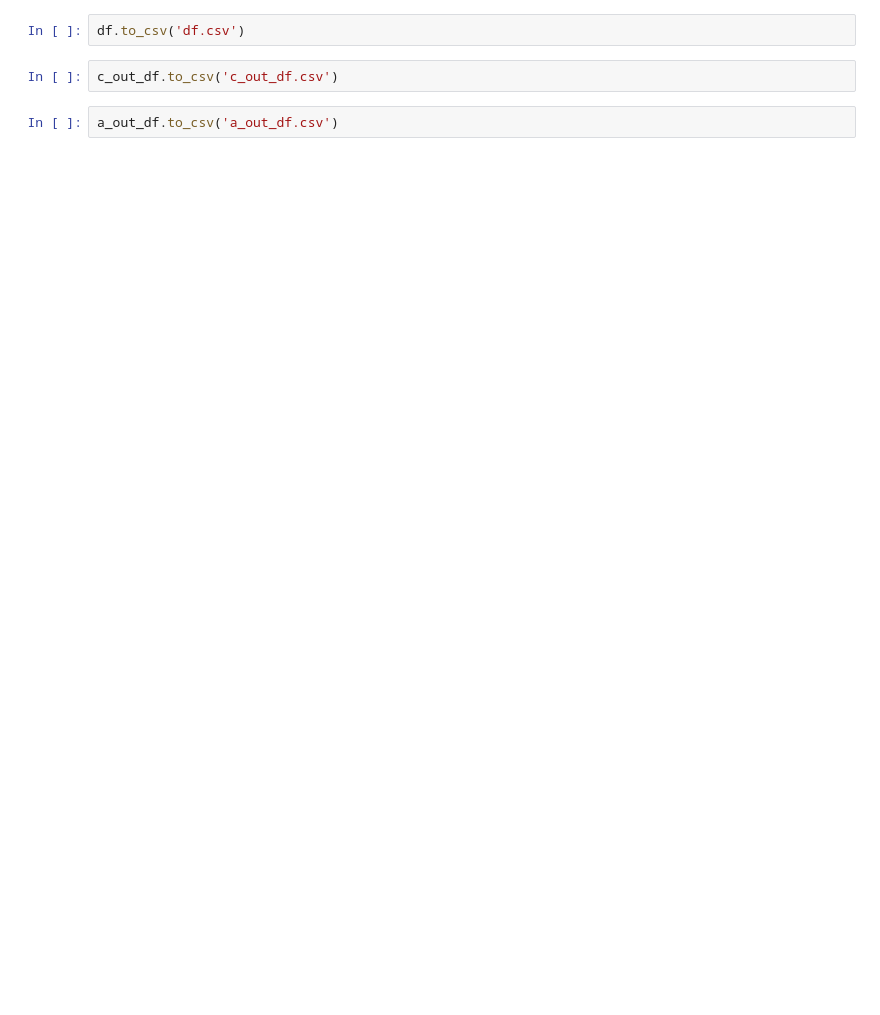
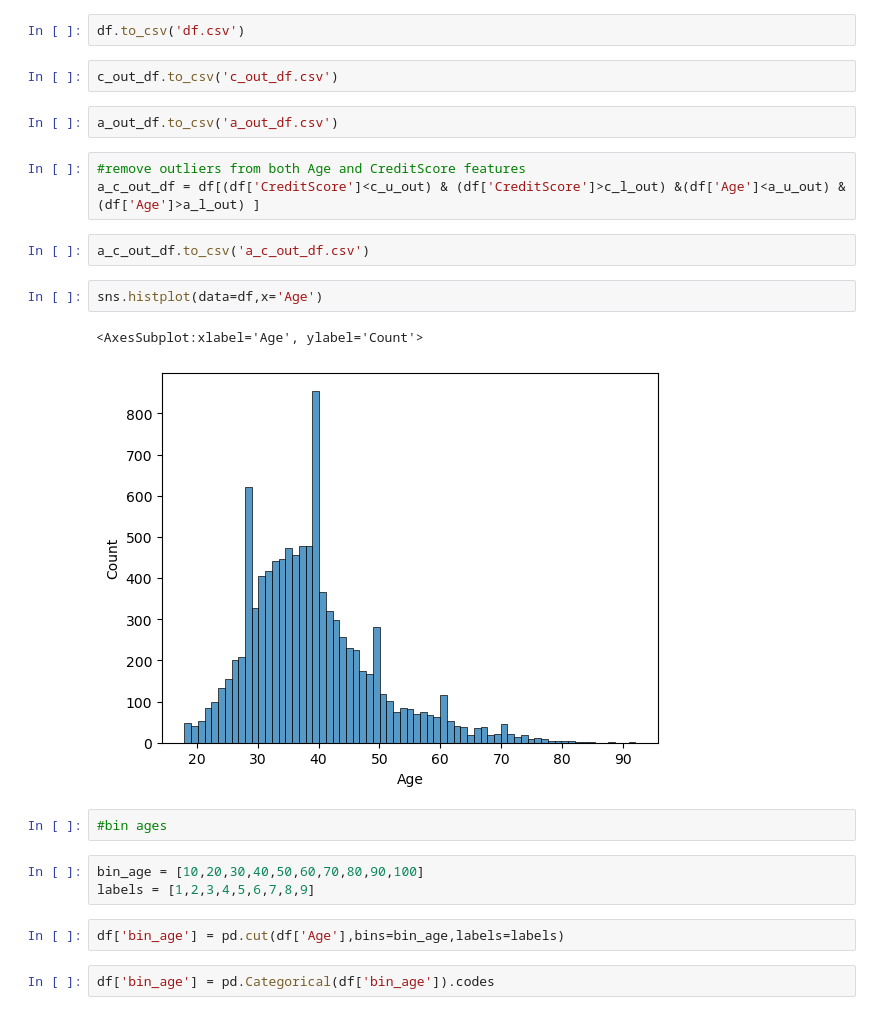
Before and after one commit to chris820629/Bank-Customer-Churn, a Jupyter notebook: Chris_Analysis/EDA.ipynb, the cells around one changed output. Drawn from its saved outputs; the diff is of its cells as text; blank space fills up the shorter version.

```diff
--- a/Chris_Analysis/EDA.ipynb
+++ b/Chris_Analysis/EDA.ipynb
@@ -278,3 +278,22 @@ df.to_csv('df.csv')
 c_out_df.to_csv('c_out_df.csv')
 # %%
 a_out_df.to_csv('a_out_df.csv')
+# %%
+#remove outliers from both Age and CreditScore features
+a_c_out_df = df[(df['CreditScore']<c_u_out) & (df['CreditScore']>c_l_out) &(df['Age']<a_u_out) & (df['Age']>a_l_out) ]
+# %%
+a_c_out_df.to_csv('a_c_out_df.csv')
+# %%
+sns.histplot(data=df,x='Age')
+# %% [output]
+<AxesSubplot:xlabel='Age', ylabel='Count'>
+[figure, added]
+# %%
+#bin ages
+# %%
+bin_age = [10,20,30,40,50,60,70,80,90,100]
+labels = [1,2,3,4,5,6,7,8,9]
+# %%
+df['bin_age'] = pd.cut(df['Age'],bins=bin_age,labels=labels)
+# %%
+df['bin_age'] = pd.Categorical(df['bin_age']).codes
```
Also changed, not shown: parts of 18 cells of this notebook, 4 other files.
